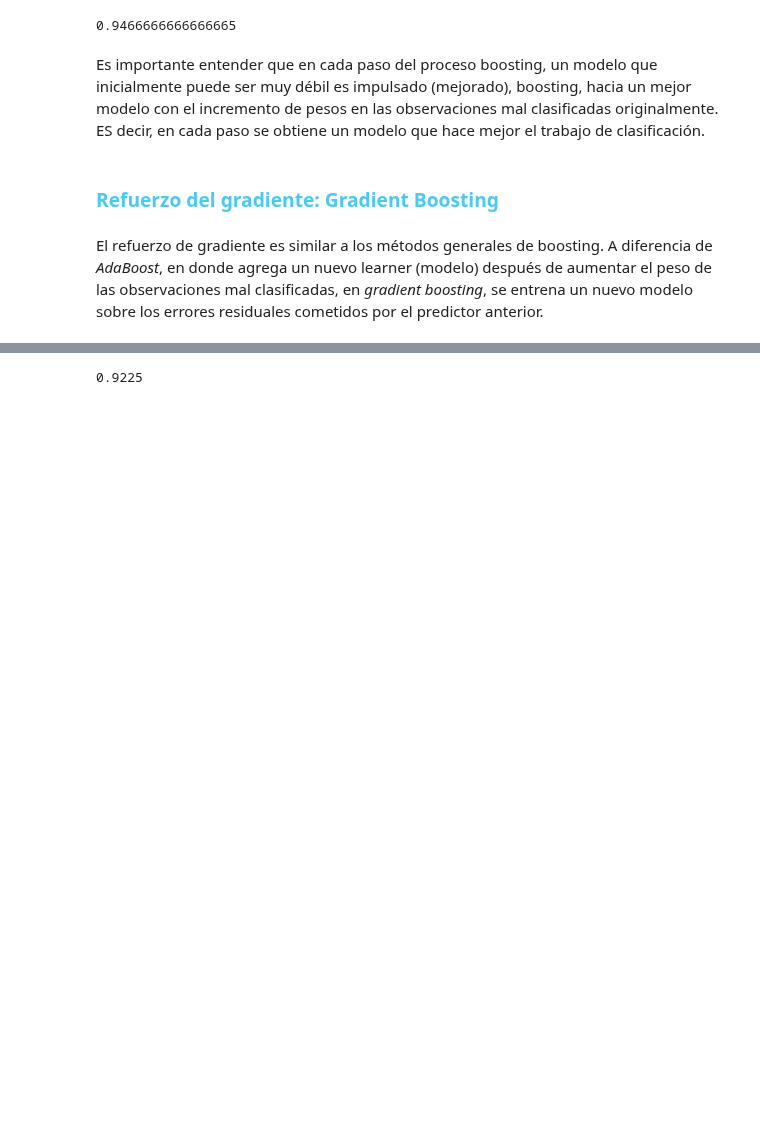
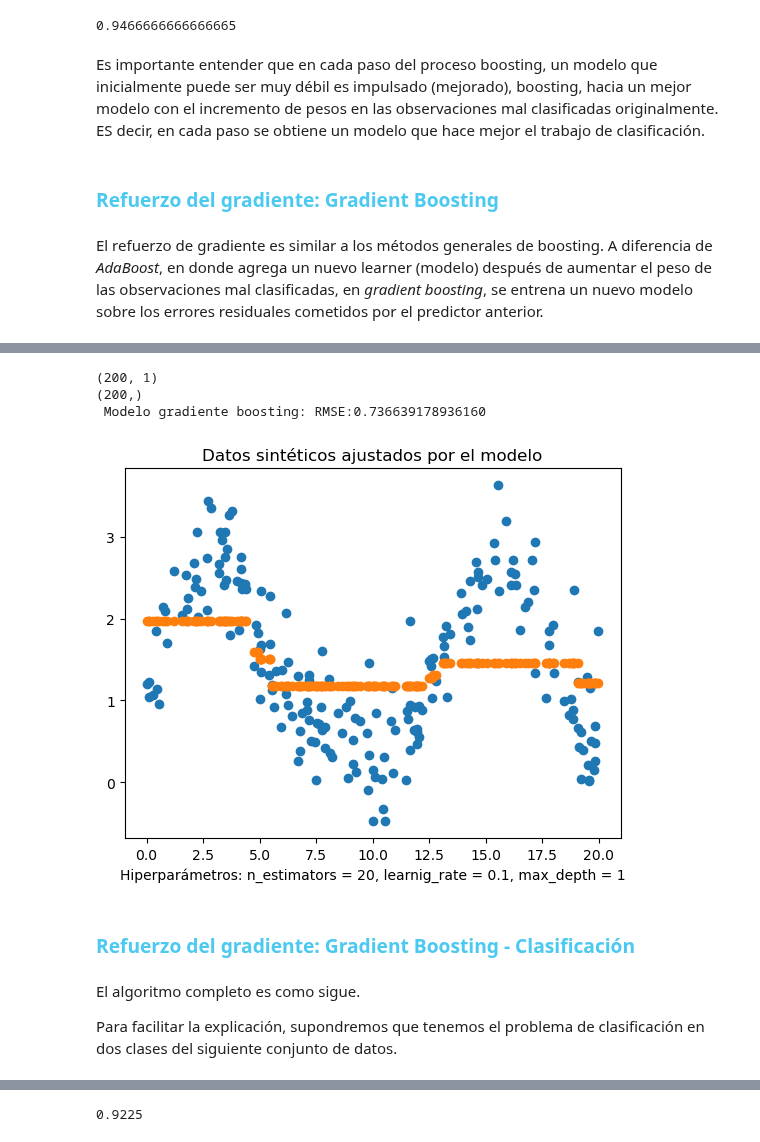
Before and after one commit to AprendizajeProfundo/diplomado-ciencia-de-datos, a Jupyter notebook: Metodos-ensamblados/Cuadernos/men_030_M_ensamblados_Mezclas_Boosting.ipynb, the cells around one changed output, grey strips where cells are left out. Saved outputs shown, nothing was run; the diff lists cells and outputs as text; code cells hidden in the pictures; blank space fills up the shorter version.

```diff
--- a/Metodos-ensamblados/Cuadernos/men_030_M_ensamblados_Mezclas_Boosting.ipynb
+++ b/Metodos-ensamblados/Cuadernos/men_030_M_ensamblados_Mezclas_Boosting.ipynb
@@ -282,0 +444,49 @@ A continuación ilustramos gradient boost con ejemplo con datos sintéticos para
+# %%
+# modelo Gradient Boosting
+from sklearn.ensemble import GradientBoostingRegressor
+from sklearn.metrics import mean_squared_error
+
+# hiperparámetros
+n_estimators = 20
+learning_rate = 0.1
+max_depth = 1
+
+# instancia el modelo
+custom_gbm = GradientBoostingRegressor(
+    n_estimators=n_estimators,
+    learning_rate=learning_rate,
+    max_depth=max_depth
+)
+
+# convierte los features en matriz, requerido por sklearn
+xp = np.reshape(xp, (-1,1))
+print(xp.shape)
+print(yp.shape)
+
+# ajusta el modelo
+custom_gbm.fit(xp, yp)
+
+# calcula prediccciones
+yp_pred = custom_gbm.predict(xp)
+
+# calcula métricas
+custom_gbm_rmse = mean_squared_error(yp, yp_pred, squared=False)
+print(f" Modelo gradiente boosting: RMSE:{custom_gbm_rmse:.15f}")
+
+# plot
+plt.scatter(xp, yp)
+plt.scatter(xp, yp_pred)
+plt.title('Datos sintéticos ajustados por el modelo')
+plt.xlabel('Hiperparámetros: n_estimators = {}, learnig_rate = {}, max_depth = {}'.format(n_estimators, learning_rate,max_depth))
+plt.show()
+# %% [output]
+(200, 1)
+(200,)
+ Modelo gradiente boosting: RMSE:0.736639178936160
+[figure, added]
+# %% [markdown]
+### <span style="color:#4CC9F0">Refuerzo del gradiente: Gradient Boosting - Clasificación</span>
+# %% [markdown]
+El algoritmo completo es como sigue.
+
+Para facilitar la explicación, supondremos que tenemos el problema de clasificación en dos clases del siguiente conjunto de datos.
```
Also changed, not shown: parts of 43 cells of this notebook.
